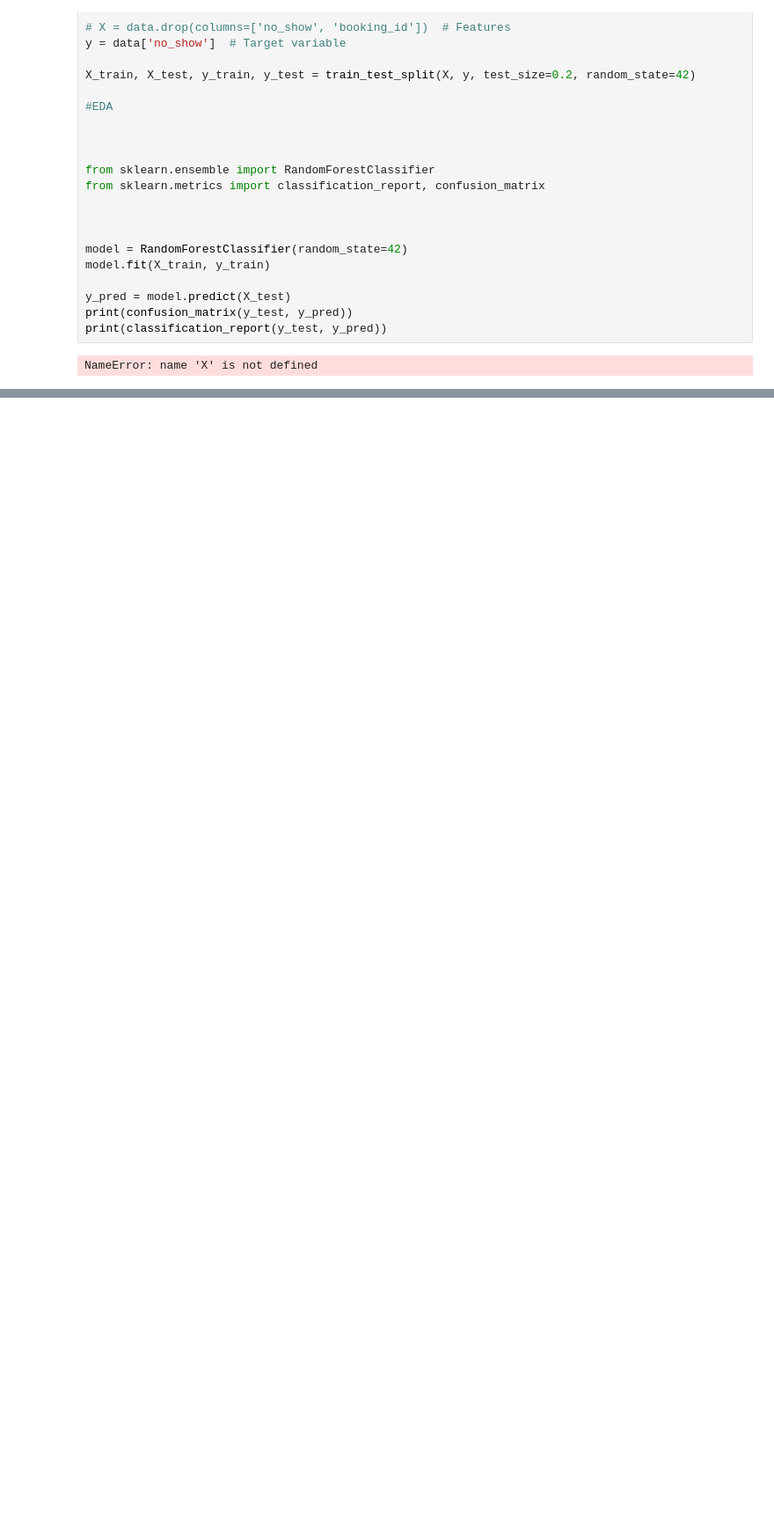
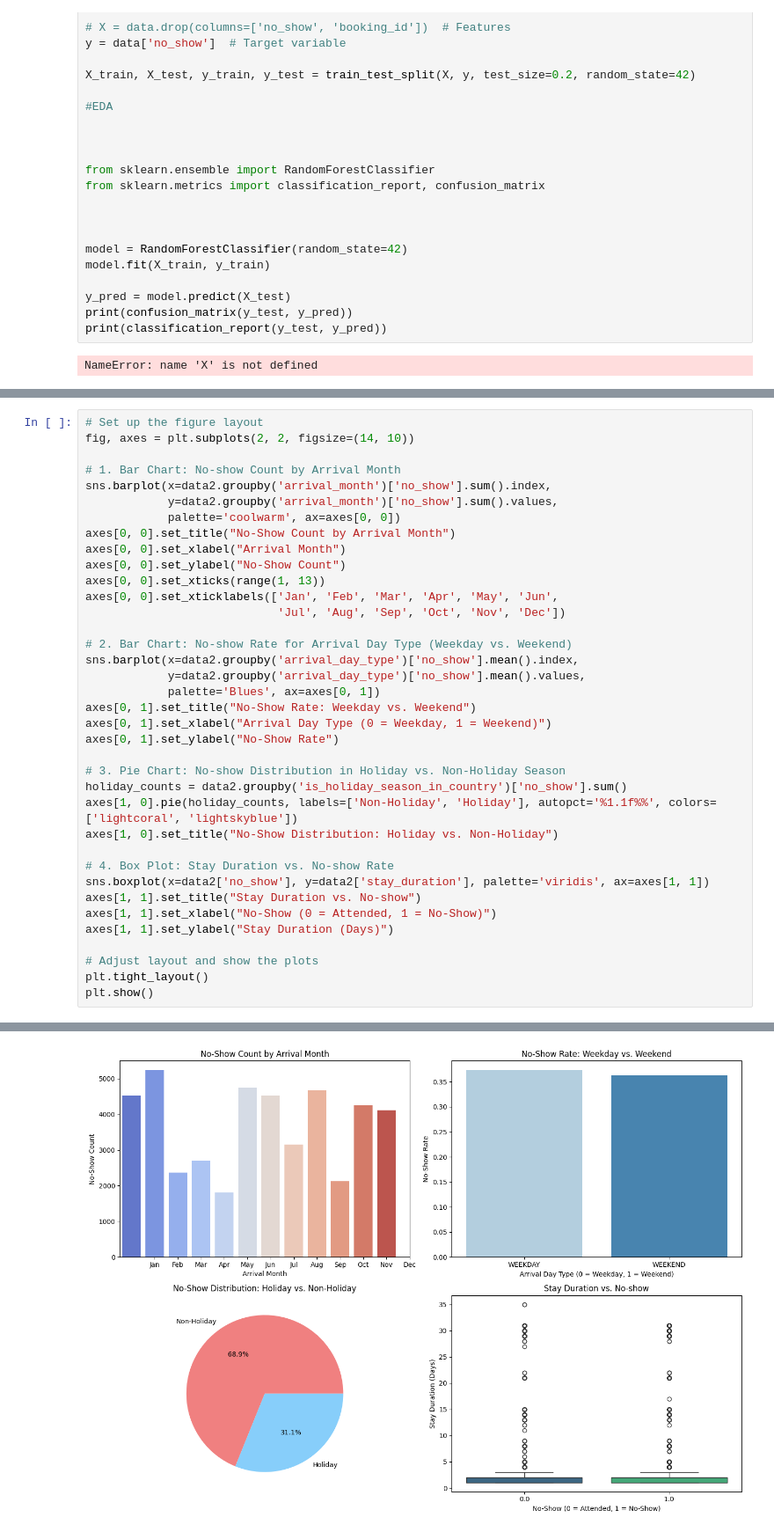
Before and after one commit to e-seet/inf2008ML, a Jupyter notebook: notebook.ipynb, the cells around one changed output, grey strips where cells are left out. Shown at 88% size. Cells and saved outputs as stored; diff of their text form; blank space fills up the shorter version.

```diff
--- a/notebook.ipynb
+++ b/notebook.ipynb
@@ -1536,0 +2044,38 @@ NameError: name 'X' is not defined
+# %%
+# Set up the figure layout
+fig, axes = plt.subplots(2, 2, figsize=(14, 10))
+
+# 1. Bar Chart: No-show Count by Arrival Month
+sns.barplot(x=data2.groupby('arrival_month')['no_show'].sum().index,
+            y=data2.groupby('arrival_month')['no_show'].sum().values,
+            palette='coolwarm', ax=axes[0, 0])
+axes[0, 0].set_title("No-Show Count by Arrival Month")
+axes[0, 0].set_xlabel("Arrival Month")
+axes[0, 0].set_ylabel("No-Show Count")
+axes[0, 0].set_xticks(range(1, 13))
+axes[0, 0].set_xticklabels(['Jan', 'Feb', 'Mar', 'Apr', 'May', 'Jun',
+                            'Jul', 'Aug', 'Sep', 'Oct', 'Nov', 'Dec'])
+
+# 2. Bar Chart: No-show Rate for Arrival Day Type (Weekday vs. Weekend)
+sns.barplot(x=data2.groupby('arrival_day_type')['no_show'].mean().index,
+            y=data2.groupby('arrival_day_type')['no_show'].mean().values,
+            palette='Blues', ax=axes[0, 1])
+axes[0, 1].set_title("No-Show Rate: Weekday vs. Weekend")
+axes[0, 1].set_xlabel("Arrival Day Type (0 = Weekday, 1 = Weekend)")
+axes[0, 1].set_ylabel("No-Show Rate")
+
+# 3. Pie Chart: No-show Distribution in Holiday vs. Non-Holiday Season
+holiday_counts = data2.groupby('is_holiday_season_in_country')['no_show'].sum()
+axes[1, 0].pie(holiday_counts, labels=['Non-Holiday', 'Holiday'], autopct='%1.1f%%', colors=['lightcoral', 'lightskyblue'])
+axes[1, 0].set_title("No-Show Distribution: Holiday vs. Non-Holiday")
+
+# 4. Box Plot: Stay Duration vs. No-show Rate
+sns.boxplot(x=data2['no_show'], y=data2['stay_duration'], palette='viridis', ax=axes[1, 1])
+axes[1, 1].set_title("Stay Duration vs. No-show")
+axes[1, 1].set_xlabel("No-Show (0 = Attended, 1 = No-Show)")
+axes[1, 1].set_ylabel("Stay Duration (Days)")
+
+# Adjust layout and show the plots
+plt.tight_layout()
+plt.show()
+# %% [output]
@@ -1536,0 +2093 @@ NameError: name 'X' is not defined
+[figure, added]
```
Also changed, not shown: parts of 32 cells of this notebook, 1 other file.
